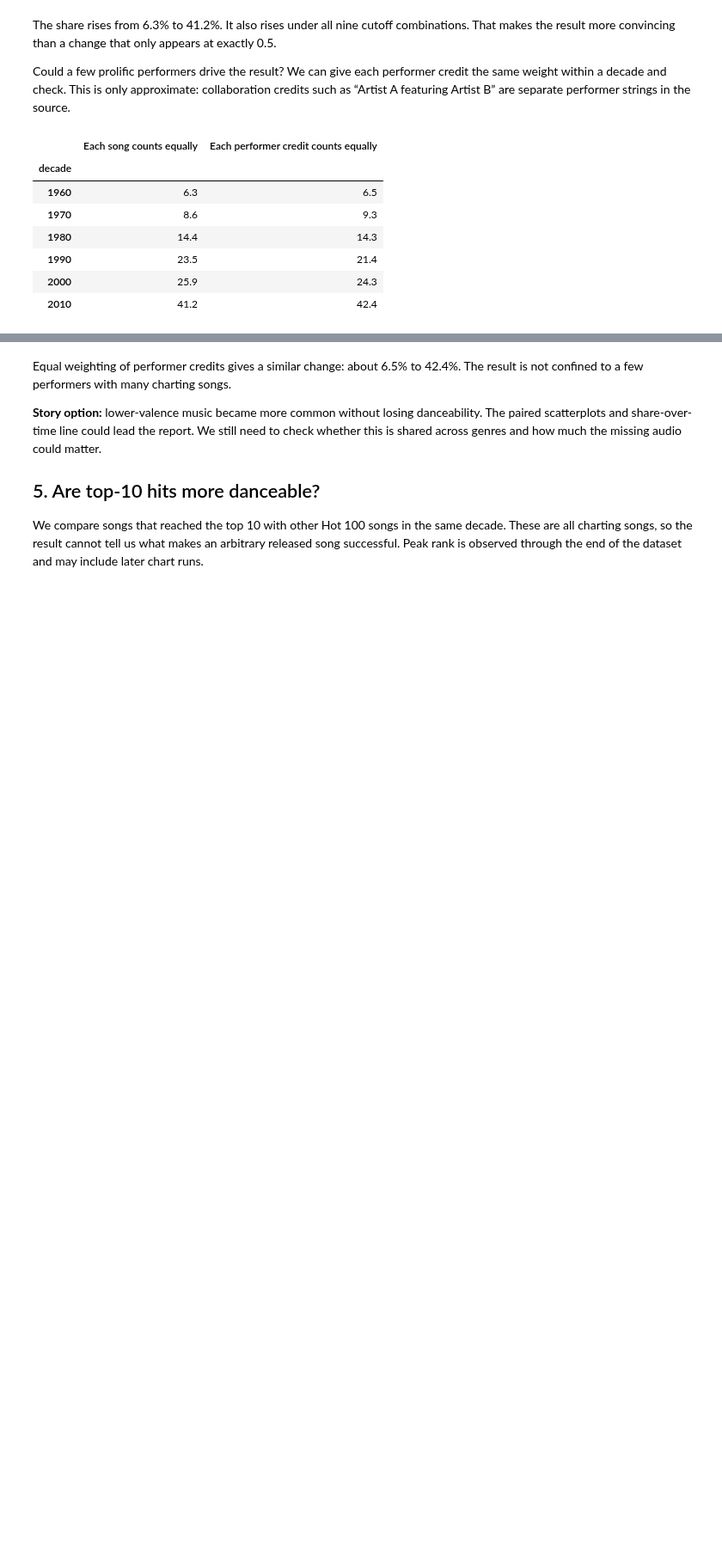
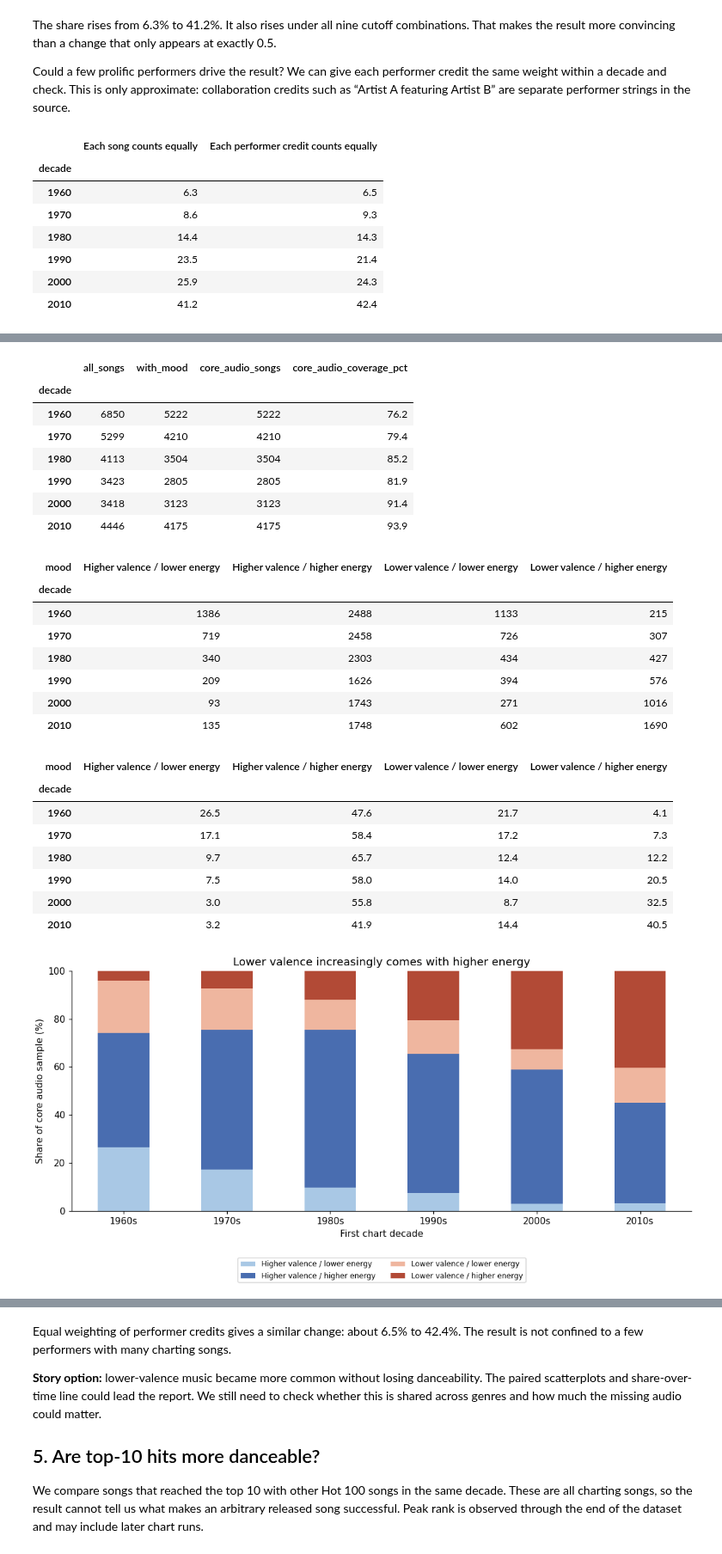
Before and after one commit to gitnic-duke/AIPI-510-Project-1, a Jupyter notebook: notebooks/final_analysis.ipynb, the cells around one changed output, grey strips where cells are left out. Shown at 86% size. Drawn from its saved outputs; the diff is of its cells as text; code cells hidden in the pictures; blank space fills up the shorter version.

```diff
--- a/notebooks/final_analysis.ipynb
+++ b/notebooks/final_analysis.ipynb
@@ -253,0 +408,59 @@ display(joint_check.round(1))
+# %%
+has_mood_inputs = songs[['valence', 'energy']].notna().all(axis=1)
+expected_mood = pd.Series(pd.NA, index=songs.index, dtype='string')
+expected_mood.loc[has_mood_inputs] = (
+    np.where(songs.loc[has_mood_inputs, 'valence'] >= 0.5, 'happy', 'sad')
+    + pd.Series('/', index=songs.index[has_mood_inputs])
+    + np.where(songs.loc[has_mood_inputs, 'energy'] >= 0.5, 'energetic', 'calm')
+)
+assert songs.mood.isna().equals(expected_mood.isna())
+assert songs.loc[has_mood_inputs, 'mood'].eq(expected_mood.loc[has_mood_inputs]).all()
+
+mood_order = ['happy/calm', 'happy/energetic', 'sad/calm', 'sad/energetic']
+mood_labels = ['Higher valence / lower energy', 'Higher valence / higher energy',
+               'Lower valence / lower energy', 'Lower valence / higher energy']
+mood_counts = pd.crosstab(audio.decade, audio.mood).reindex(columns=mood_order)
+mood_pct = mood_counts.div(mood_counts.sum(axis=1), axis=0) * 100
+mood_coverage = sample.groupby('decade').agg(
+    all_songs=('song_id', 'size'), with_mood=('mood', 'count'),
+    core_audio_songs=('eda_core_complete', 'sum'),
+)
+mood_coverage['core_audio_coverage_pct'] = mood_coverage.core_audio_songs / mood_coverage.all_songs * 100
+display(mood_coverage.round(1))
+display(mood_counts.rename(columns=dict(zip(mood_order, mood_labels))))
+display(mood_pct.rename(columns=dict(zip(mood_order, mood_labels))).round(1))
+
+fig, ax = plt.subplots(figsize=(10, 5), constrained_layout=True)
+mood_pct.rename(columns=dict(zip(mood_order, mood_labels))).plot.bar(
+    stacked=True, ax=ax, color=['#a9c8e5', '#496db0', '#efb69f', '#b24a36'])
+ax.set(title='Lower valence increasingly comes with higher energy',
+       xlabel='First chart decade', ylabel='Share of core audio sample (%)', ylim=(0, 100))
+ax.set_xticklabels([f'{d}s' for d in mood_pct.index], rotation=0)
+ax.legend(loc='upper center', bbox_to_anchor=(0.5, -0.18), ncol=2, fontsize=8)
+plt.show()
+# %% [output]
+|  | all_songs | with_mood | core_audio_songs | core_audio_coverage_pct |
+| decade |  |  |  |  |
+| 1960 | 6850 | 5222 | 5222 | 76.2 |
+| 1970 | 5299 | 4210 | 4210 | 79.4 |
+| 1980 | 4113 | 3504 | 3504 | 85.2 |
+| 1990 | 3423 | 2805 | 2805 | 81.9 |
+| 2000 | 3418 | 3123 | 3123 | 91.4 |
+| 2010 | 4446 | 4175 | 4175 | 93.9 |
+| mood | Higher valence / lower energy | Higher valence / higher energy | Lower valence / lower energy | Lower valence / higher energy |
+| decade |  |  |  |  |
+| 1960 | 1386 | 2488 | 1133 | 215 |
+| 1970 | 719 | 2458 | 726 | 307 |
+| 1980 | 340 | 2303 | 434 | 427 |
+| 1990 | 209 | 1626 | 394 | 576 |
+| 2000 | 93 | 1743 | 271 | 1016 |
+| 2010 | 135 | 1748 | 602 | 1690 |
+| mood | Higher valence / lower energy | Higher valence / higher energy | Lower valence / lower energy | Lower valence / higher energy |
+| decade |  |  |  |  |
+| 1960 | 26.5 | 47.6 | 21.7 | 4.1 |
+| 1970 | 17.1 | 58.4 | 17.2 | 7.3 |
+| 1980 | 9.7 | 65.7 | 12.4 | 12.2 |
+| 1990 | 7.5 | 58.0 | 14.0 | 20.5 |
+| 2000 | 3.0 | 55.8 | 8.7 | 32.5 |
+| 2010 | 3.2 | 41.9 | 14.4 | 40.5 |
+[figure, added]
```
Also changed, not shown: parts of 10 cells of this notebook, 7 other files.
